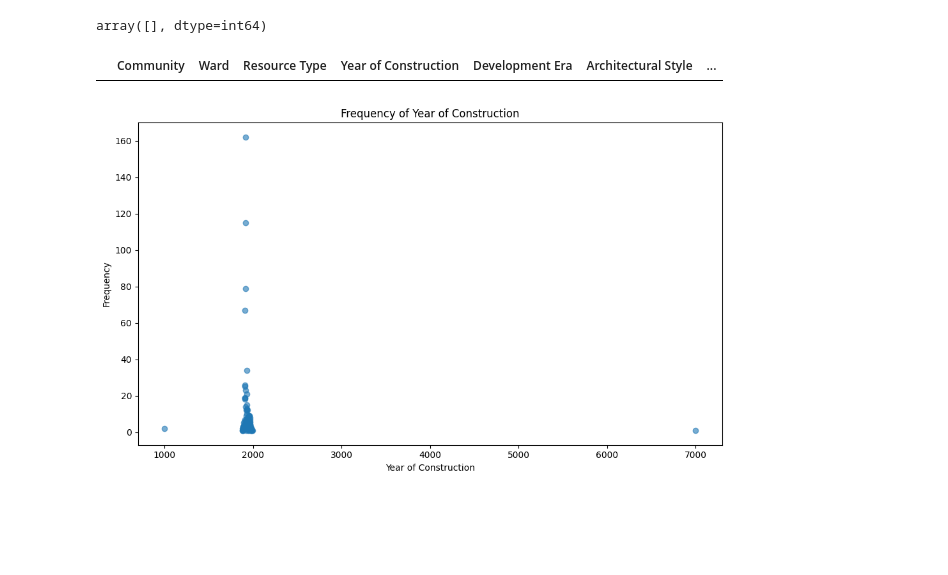
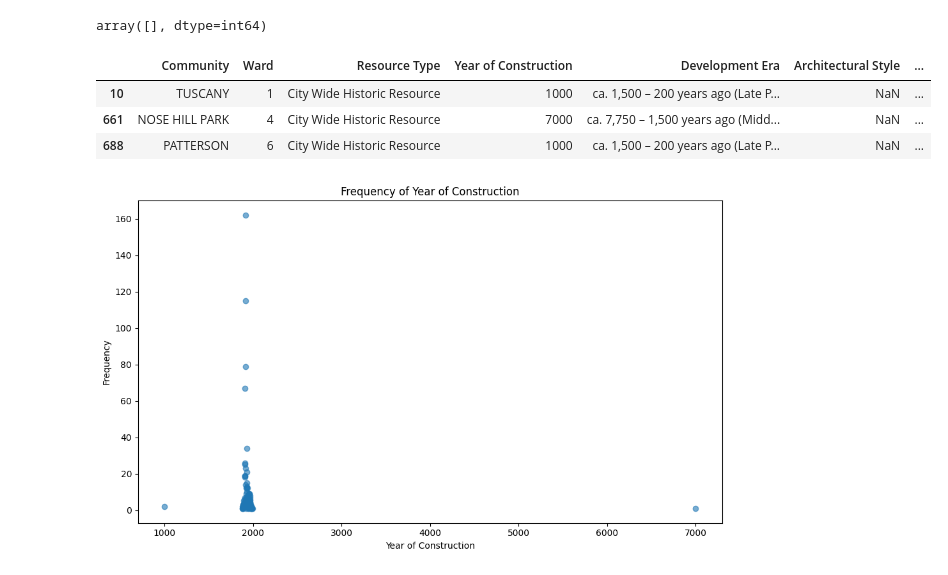
Before and after one commit to Kevinmru737/COMP3471-HeritageCalgary-WIL, a Jupyter notebook: data-prep.ipynb, the cells around one changed output. Cells and saved outputs as stored; diff of their text form; code cells hidden in the pictures; blank space fills up the shorter version.

```diff
--- a/data-prep.ipynb
+++ b/data-prep.ipynb
@@ -155,9 +155,12 @@ df["Year of Construction"][df["Year of Construction"].apply(lambda x: isinstance
 # %% [output]
 array([], dtype=int64)
 # %%
-df[df["Year of Construction"].isin([-1000, -7000])]
+df[df["Year of Construction"].isin([1000, 7000])]
 # %% [output]
 |  | Community | Ward | Resource Type | Year of Construction | Development Era | Architectural Style | ... |
+| 10 | TUSCANY | 1 | City Wide Historic Resource | 1000 | ca. 1,500 – 200 years ago (Late P... | NaN | ... |
+| 661 | NOSE HILL PARK | 4 | City Wide Historic Resource | 7000 | ca. 7,750 – 1,500 years ago (Midd... | NaN | ... |
+| 688 | PATTERSON | 6 | City Wide Historic Resource | 1000 | ca. 1,500 – 200 years ago (Late P... | NaN | ... |
 # %%
 import matplotlib.pyplot as plt
 
```
